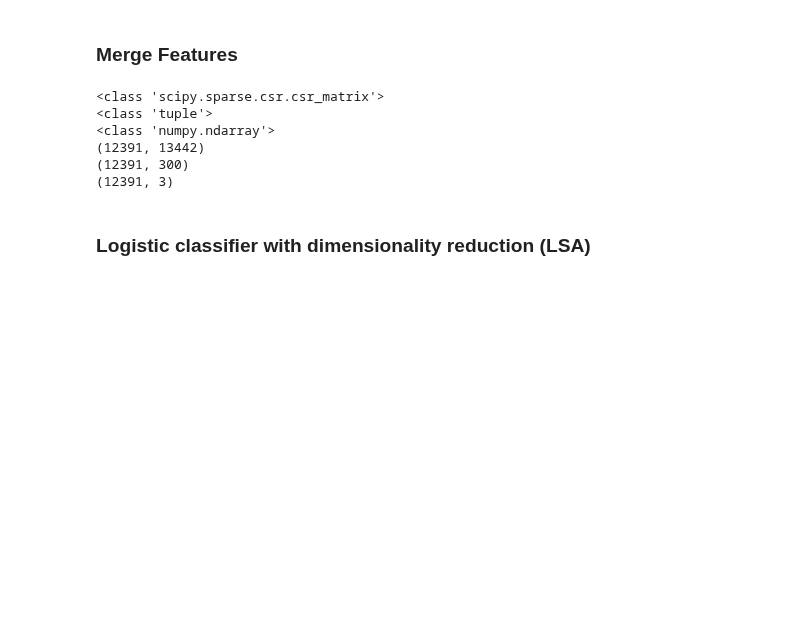
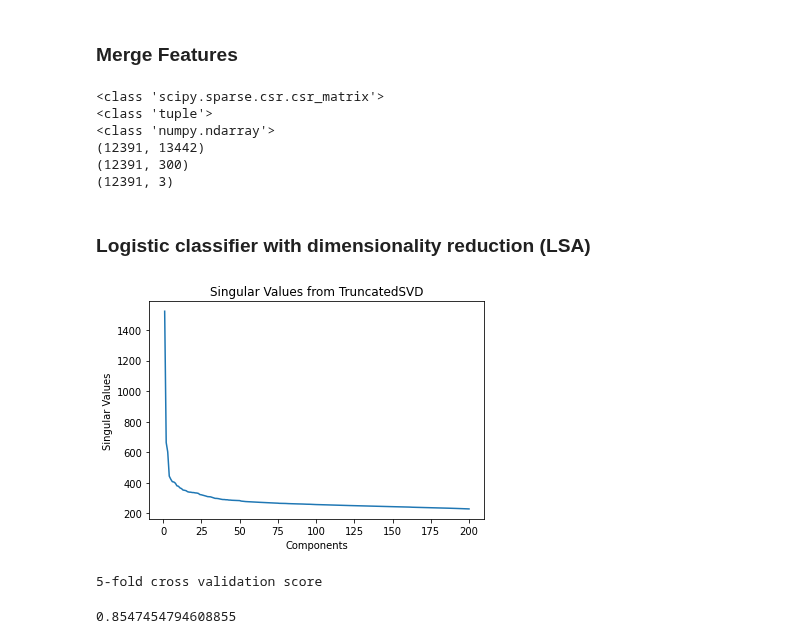
Before and after one commit to gregorio-saporito/hate-speech-detection, a Jupyter notebook: main2.ipynb, the cells around one changed output. Cells and saved outputs as stored; diff of their text form; code cells hidden in the pictures; blank space fills up the shorter version.

Commit message:
cross-validated logistic

```diff
--- a/main2.ipynb
+++ b/main2.ipynb
@@ -237,22 +241,33 @@ del merged_train, merged_test
 # %% [markdown]
 ### Logistic classifier with dimensionality reduction (LSA)
 # %%
-svd = TruncatedSVD(n_components=500, random_state=123)
+svd = TruncatedSVD(n_components=200, random_state=123)
 svd_model = svd.fit(X_train)
 
 # plot singular values to have an idea of how many components to select
 fig = plt.figure()
 ax = plt.axes()
 
-ax.plot(range(1,501), svd_model.singular_values_)
+ax.plot(range(1,201), svd_model.singular_values_)
 plt.title('Singular Values from TruncatedSVD')
 plt.xlabel('Components')
 plt.ylabel('Singular Values')
 
 plt.show()
+# %% [output]
+[figure, added]
 # %%
 # tune the model and transform training and test sets accordingly
 svdtuned = TruncatedSVD(n_components=50, random_state=123)
 svdtuned_model = svdtuned.fit(X_train)
 reduced_X_train = svdtuned_model.transform(X_train)
 reduced_X_test = svdtuned_model.transform(X_test)
+# %%
+logistic = LogisticRegression(max_iter=10000,random_state=123,penalty='none')
+logistic_model = logistic.fit(reduced_X_train, y_train)
+print("5-fold cross validation score")
+cv = StratifiedKFold(n_splits=5)
+st.mean(cross_val_score(logistic_model, reduced_X_test, y_test, cv=cv))
+# %% [output]
+5-fold cross validation score
+0.8547454794608855
```
Also changed, not shown: parts of 1 cell of this notebook.
